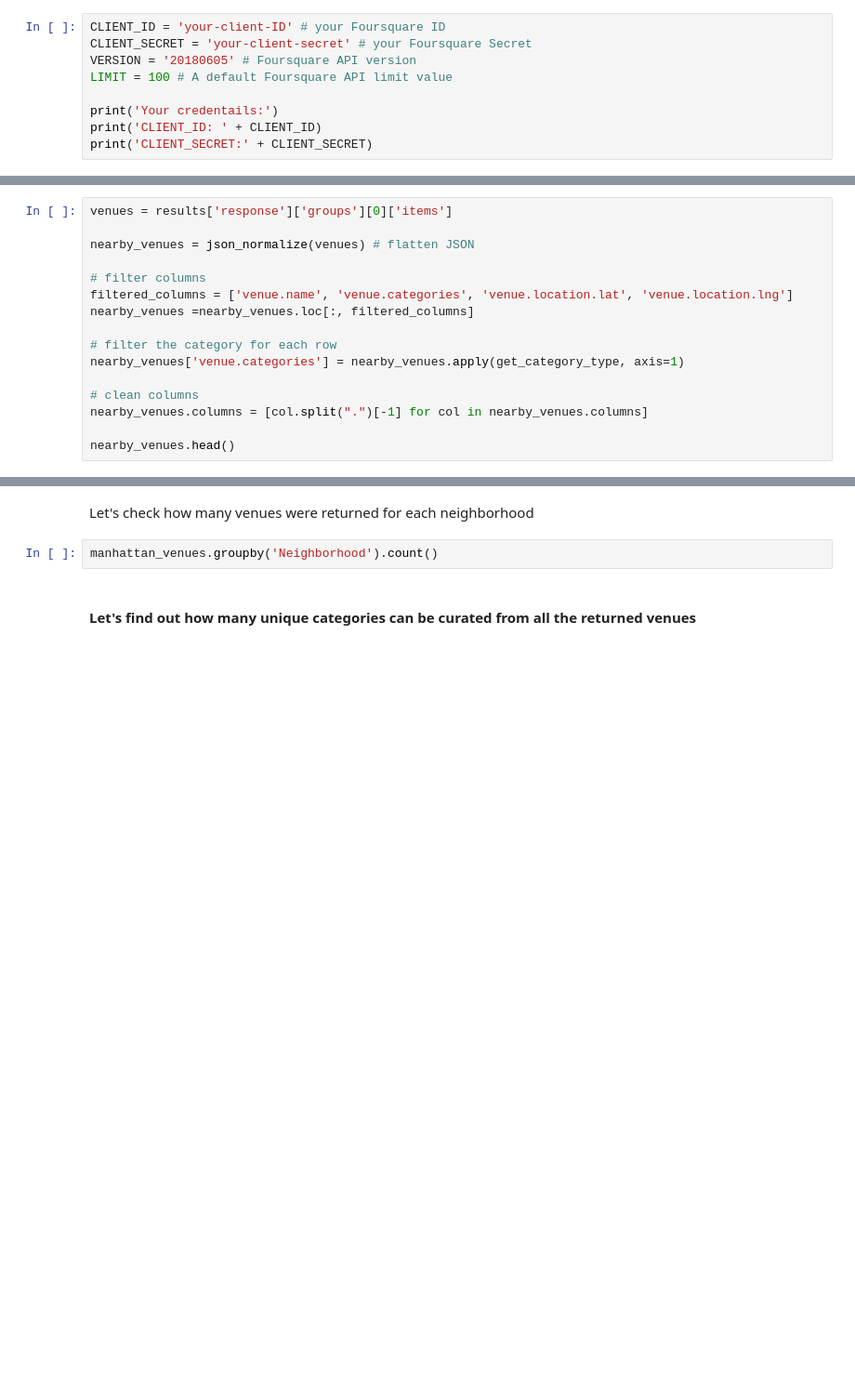
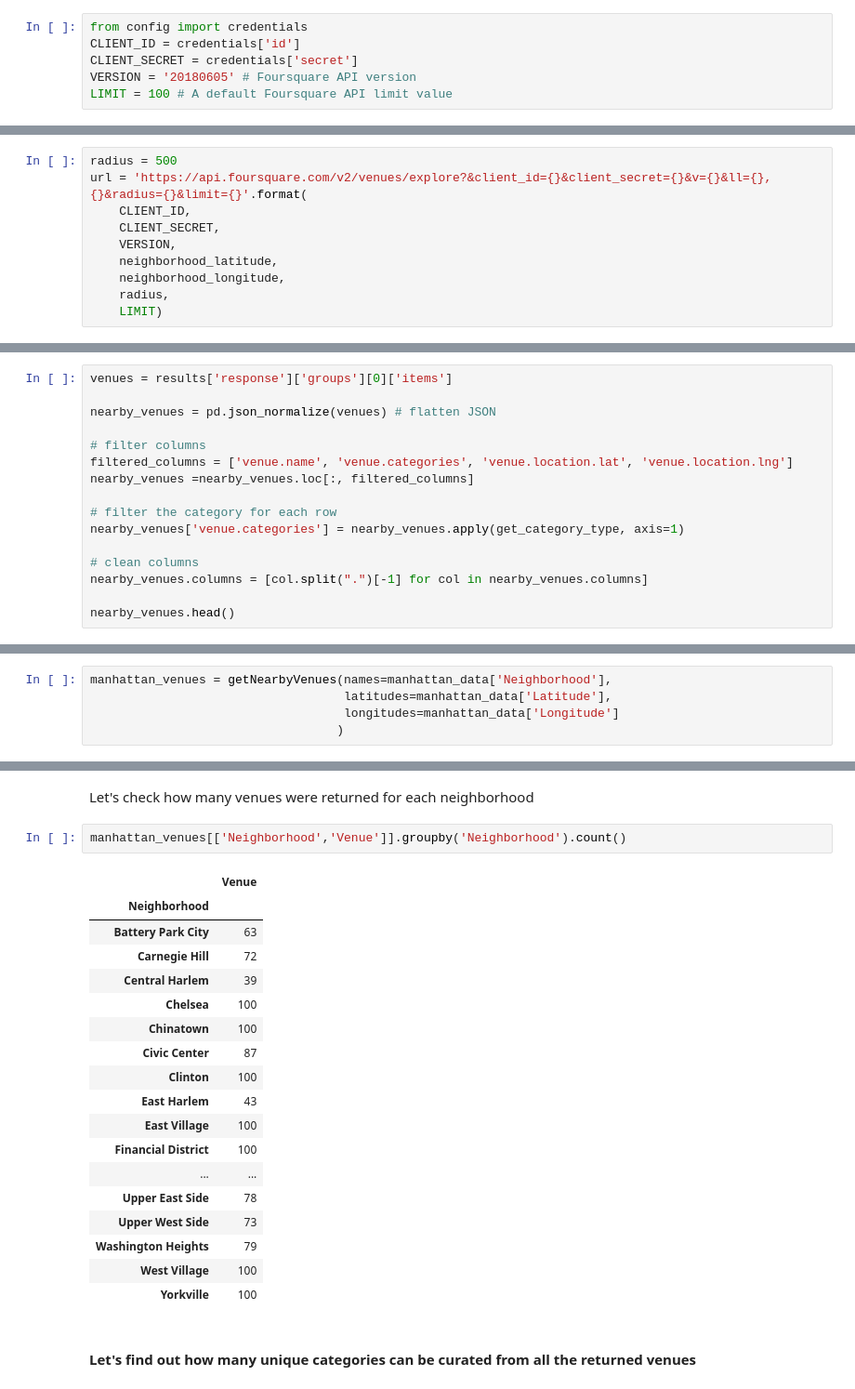
Before and after one commit to fwahh/IBM-Coursera-Capstone-Project, a Jupyter notebook: DS0701EN-3-3-2-Neighborhoods-New-York-py-v2.0.ipynb, the cells around one changed output, grey strips where cells are left out. Shown at 93% size. Saved outputs shown, nothing was run; the diff lists cells and outputs as text; blank space fills up the shorter version.

```diff
--- a/DS0701EN-3-3-2-Neighborhoods-New-York-py-v2.0.ipynb
+++ b/DS0701EN-3-3-2-Neighborhoods-New-York-py-v2.0.ipynb
@@ -198,14 +333,11 @@ Next, we are going to start utilizing the Foursquare API to explore the neighbor
 # %% [markdown]
 #### Define Foursquare Credentials and Version
 # %%
-CLIENT_ID = 'your-client-ID' # your Foursquare ID
-CLIENT_SECRET = 'your-client-secret' # your Foursquare Secret
+from config import credentials
+CLIENT_ID = credentials['id']
+CLIENT_SECRET = credentials['secret']
 VERSION = '20180605' # Foursquare API version
 LIMIT = 100 # A default Foursquare API limit value
-
-print('Your credentails:')
-print('CLIENT_ID: ' + CLIENT_ID)
-print('CLIENT_SECRET:' + CLIENT_SECRET)
 # %% [markdown]
 #### Let's explore the first neighborhood in our dataframe.
 # %% [markdown]
@@ -232,3 +366,13 @@ First, let's create the GET request URL. Name your URL **url**.
+# %%
+radius = 500
+url = 'https://api.foursquare.com/v2/venues/explore?&client_id={}&client_secret={}&v={}&ll={},{}&radius={}&limit={}'.format(
+    CLIENT_ID,
+    CLIENT_SECRET,
+    VERSION,
+    neighborhood_latitude,
+    neighborhood_longitude,
+    radius,
+    LIMIT)
 # %% [markdown]
 Double-click **here** for the solution.
 
@@ -276,7 +438,7 @@ Now we are ready to clean the json and structure it into a _pandas_ dataframe.
 # %%
 venues = results['response']['groups'][0]['items']
 
-nearby_venues = json_normalize(venues) # flatten JSON
+nearby_venues = pd.json_normalize(venues) # flatten JSON
 
 # filter columns
 filtered_columns = ['venue.name', 'venue.categories', 'venue.location.lat', 'venue.location.lng']
@@ -345,0 +515,5 @@ def getNearbyVenues(names, latitudes, longitudes, radius=500):
+# %%
+manhattan_venues = getNearbyVenues(names=manhattan_data['Neighborhood'],
+                                   latitudes=manhattan_data['Latitude'],
+                                   longitudes=manhattan_data['Longitude']
+                                  )
@@ -360,7 +560,26 @@ manhattan_venues.head()
 # %% [markdown]
 Let's check how many venues were returned for each neighborhood
 # %%
-manhattan_venues.groupby('Neighborhood').count()
+manhattan_venues[['Neighborhood','Venue']].groupby('Neighborhood').count()
+# %% [output]
+|  | Venue |
+| Neighborhood |  |
+| Battery Park City | 63 |
+| Carnegie Hill | 72 |
+| Central Harlem | 39 |
+| Chelsea | 100 |
+| Chinatown | 100 |
+| Civic Center | 87 |
+| Clinton | 100 |
+| East Harlem | 43 |
+| East Village | 100 |
+| Financial District | 100 |
+| ... | ... |
+| Upper East Side | 78 |
+| Upper West Side | 73 |
+| Washington Heights | 79 |
+| West Village | 100 |
+| Yorkville | 100 |
 # %% [markdown]
 #### Let's find out how many unique categories can be curated from all the returned venues
 # %%
```
Also changed, not shown: parts of 39 cells of this notebook, 4 other files.
